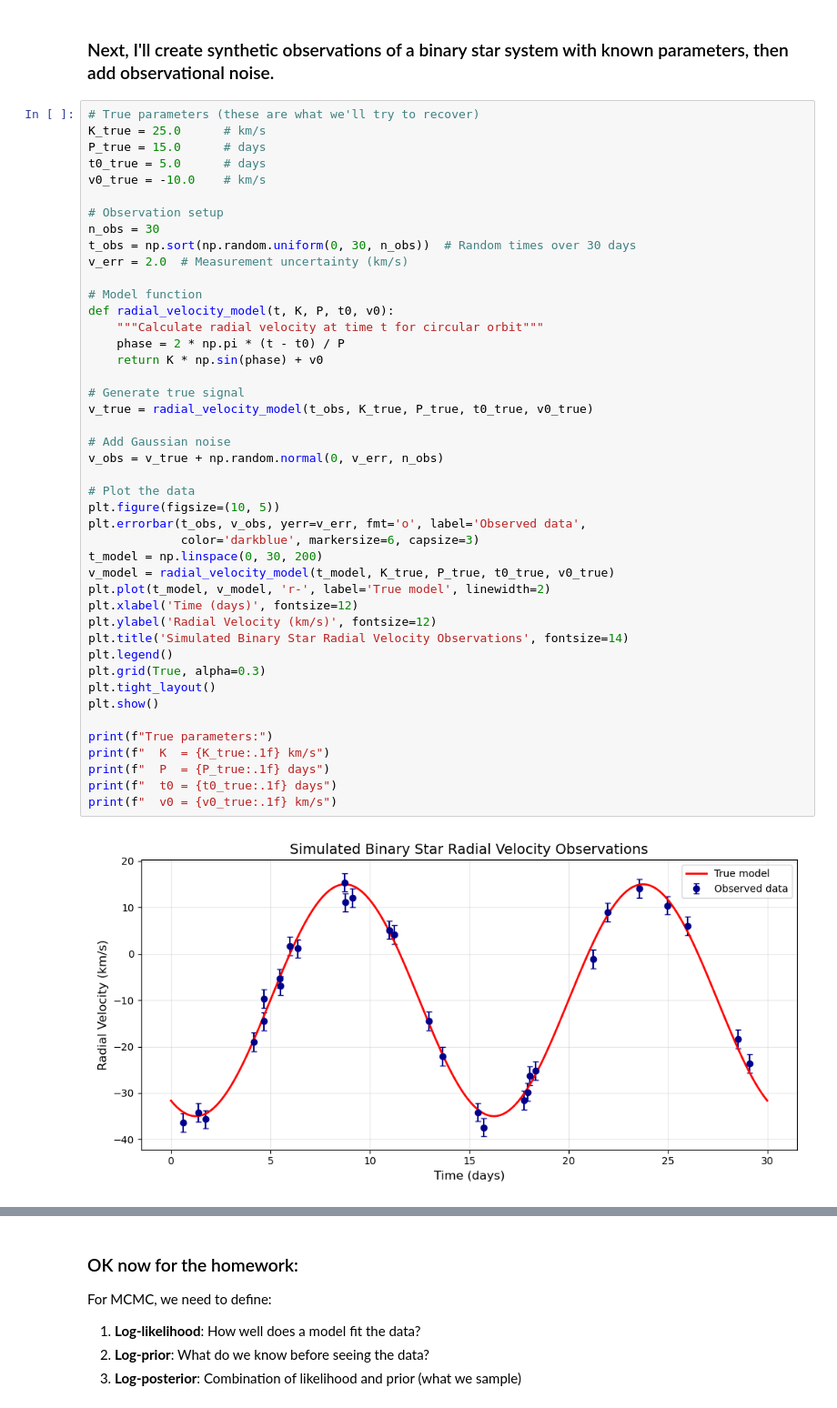
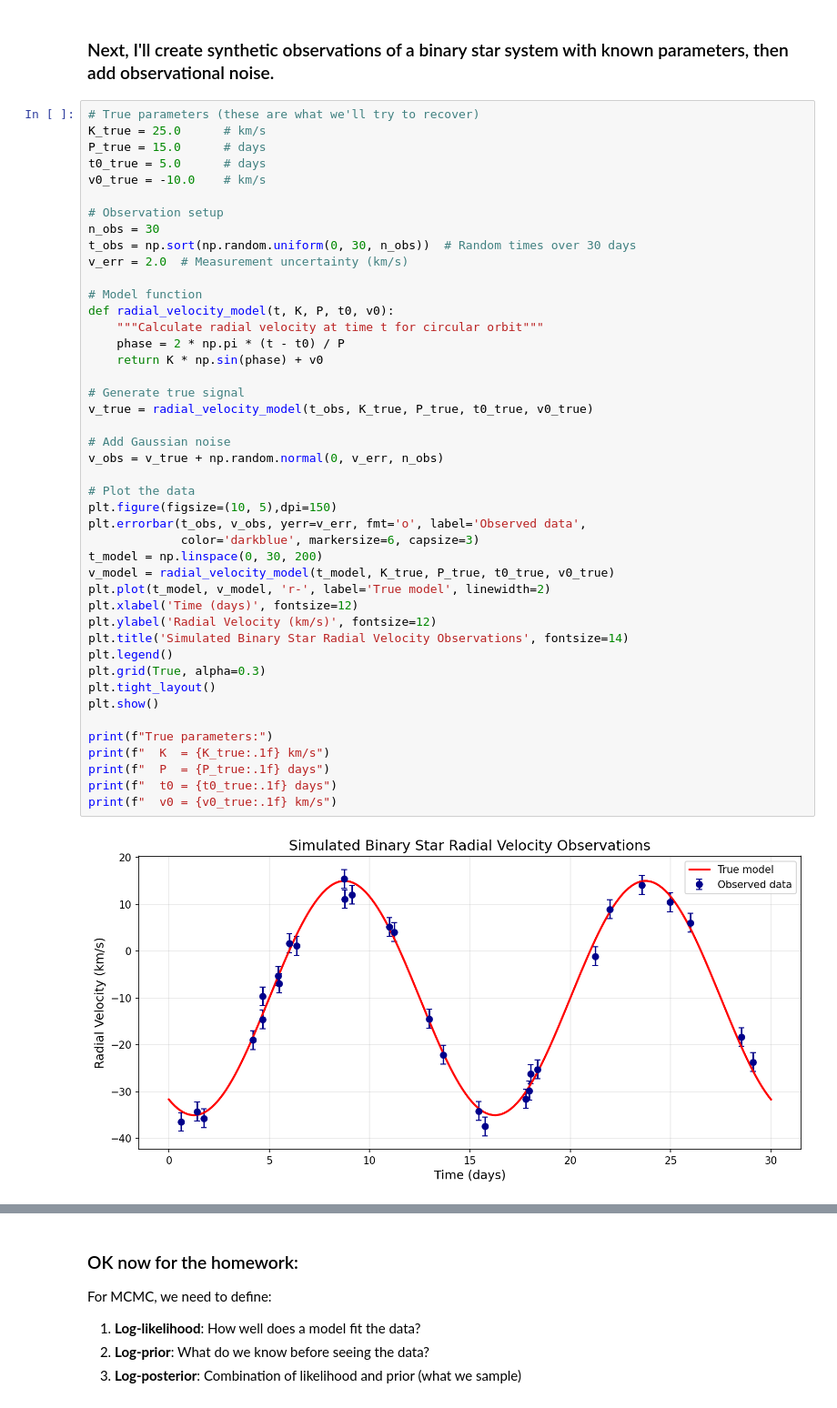
Before and after one commit to veronica-hoffman/ast496_2025_Fall, a Jupyter notebook: homework/Varun Satish/02/hw2.ipynb, the cells around one changed output, grey strips where cells are left out. Shown at 91% size. Saved outputs shown, nothing was run; the diff lists cells and outputs as text.

```diff
--- a/homework/Varun Satish/02/hw2.ipynb
+++ b/homework/Varun Satish/02/hw2.ipynb
@@ -53,35 +53,35 @@ def radial_velocity_model(t, K, P, t0, v0):
     """Calculate radial velocity at time t for circular orbit"""
     phase = 2 * np.pi * (t - t0) / P
     return K * np.sin(phase) + v0
 
 # Generate true signal
 v_true = radial_velocity_model(t_obs, K_true, P_true, t0_true, v0_true)
 
 # Add Gaussian noise
 v_obs = v_true + np.random.normal(0, v_err, n_obs)
 
 # Plot the data
-plt.figure(figsize=(10, 5))
+plt.figure(figsize=(10, 5),dpi=150)
 plt.errorbar(t_obs, v_obs, yerr=v_err, fmt='o', label='Observed data',
              color='darkblue', markersize=6, capsize=3)
 t_model = np.linspace(0, 30, 200)
 v_model = radial_velocity_model(t_model, K_true, P_true, t0_true, v0_true)
 plt.plot(t_model, v_model, 'r-', label='True model', linewidth=2)
 plt.xlabel('Time (days)', fontsize=12)
 plt.ylabel('Radial Velocity (km/s)', fontsize=12)
 plt.title('Simulated Binary Star Radial Velocity Observations', fontsize=14)
 plt.legend()
 plt.grid(True, alpha=0.3)
 plt.tight_layout()
 plt.show()
 
 print(f"True parameters:")
 print(f"  K  = {K_true:.1f} km/s")
 print(f"  P  = {P_true:.1f} days")
 print(f"  t0 = {t0_true:.1f} days")
 print(f"  v0 = {v0_true:.1f} km/s")
 # %% [output]
-[figure, old version]
+[figure, new version]
 True parameters:
   K  = 25.0 km/s
   P  = 15.0 days
```
Also changed, not shown: parts of 15 cells of this notebook, 2 other files.
